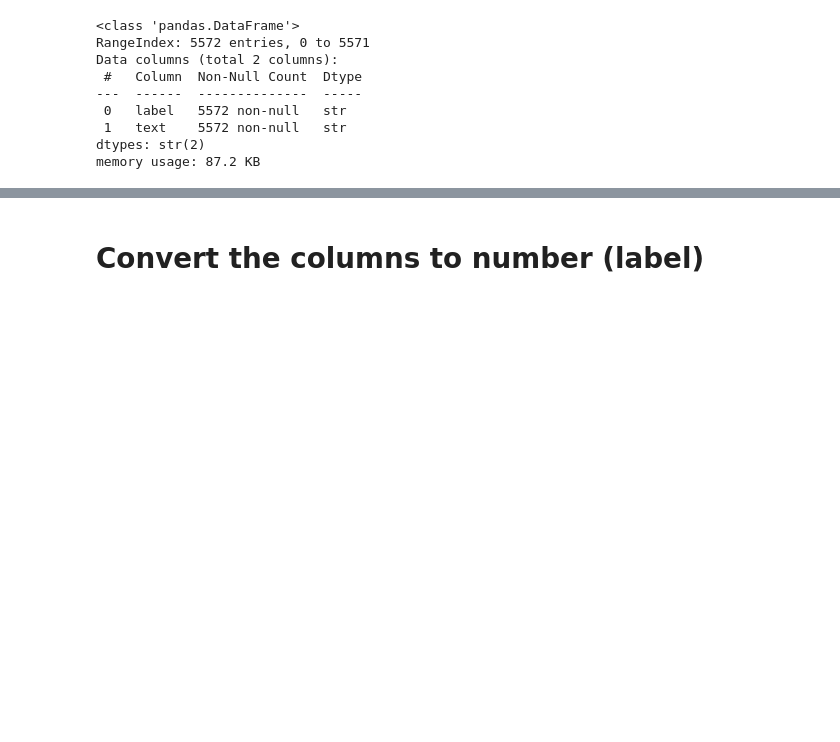
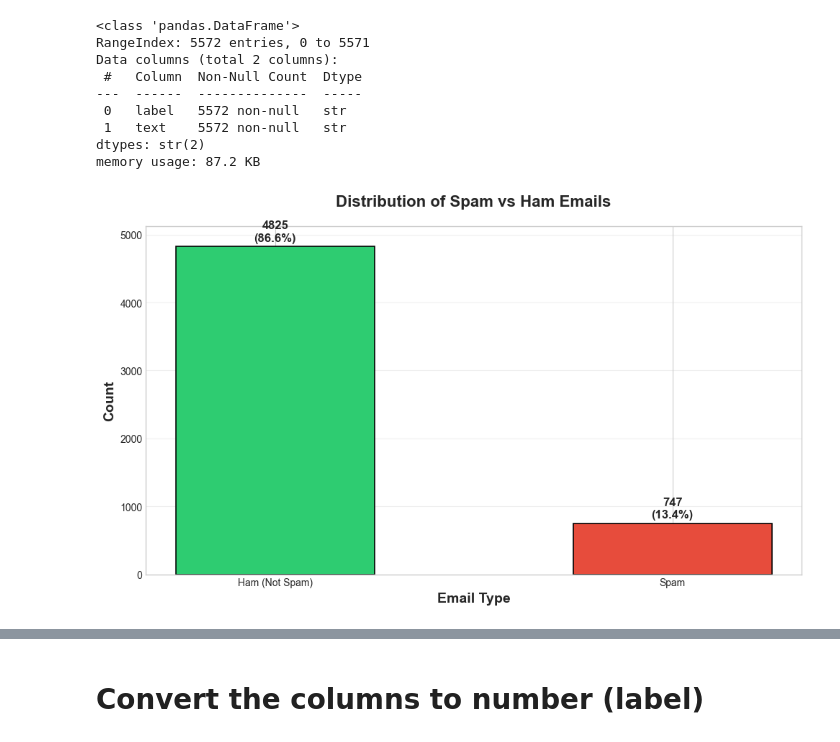
Before and after one commit to BasharShakeeb/Email-Spam-Detection, a Jupyter notebook: code.ipynb, the cells around one changed output, grey strips where cells are left out. Drawn from its saved outputs; the diff is of its cells as text; code cells hidden in the pictures; blank space fills up the shorter version.

```diff
--- a/code.ipynb
+++ b/code.ipynb
@@ -59,3 +63,36 @@ Data columns (total 2 columns):
  1   text    5572 non-null   str
 dtypes: str(2)
 memory usage: 87.2 KB
+# %%
+## vizualization
+import pandas as pd
+import matplotlib .pyplot as plt
+
+import seaborn as sns
+
+# Set the style
+plt.style.use('seaborn-v0_8-whitegrid')
+plt.rcParams['figure.figsize'] = (10, 6)
+
+# Create bar chart for label distribution
+plt.figure(figsize=(10, 6))
+label_counts = df['label'].value_counts()
+colors = ['#2ecc71', '#e74c3c']  # Green for Ham, Red for Spam
+bars = plt.bar(['Ham (Not Spam)', 'Spam'], label_counts.values, color=colors, edgecolor='black', linewidth=1.2, width=0.5)
+
+# Add value labels on bars
+for bar in bars:
+    height = bar.get_height()
+    plt.text(bar.get_x() + bar.get_width()/2., height + 50,
+             f'{int(height)}\n({height/len(df)*100:.1f}%)',
+             ha='center', va='bottom', fontweight='bold', fontsize=12)
+
+plt.xlabel('Email Type', fontsize=14, fontweight='bold')
+plt.ylabel('Count', fontsize=14, fontweight='bold')
+plt.title('Distribution of Spam vs Ham Emails', fontsize=16, fontweight='bold', pad=20)
+plt.ylim(0, max(label_counts.values) + 300)
+plt.grid(axis='y', alpha=0.3)
+plt.tight_layout()
+plt.show()
+# %% [output]
+[figure, added]
```
Also changed, not shown: parts of 9 cells of this notebook, 19 other files.
